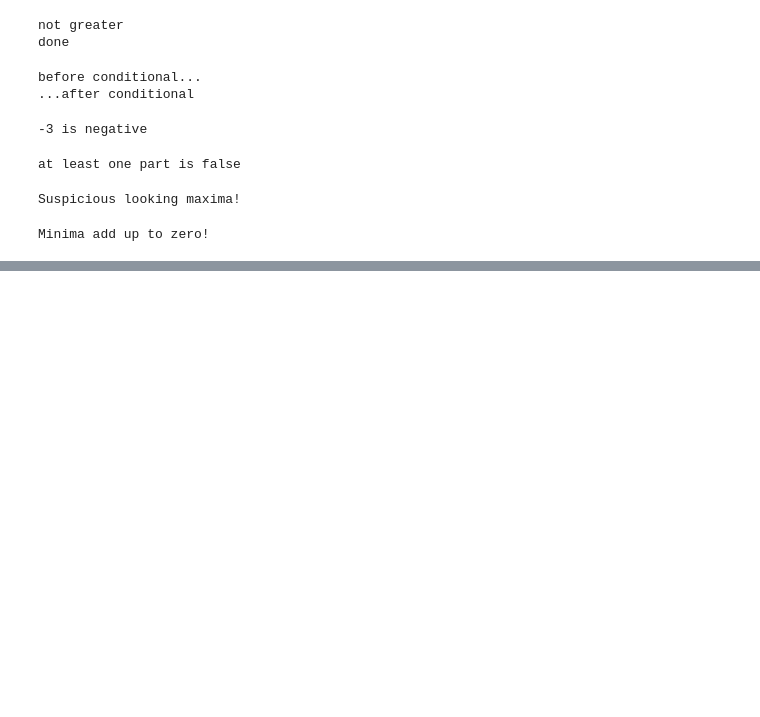
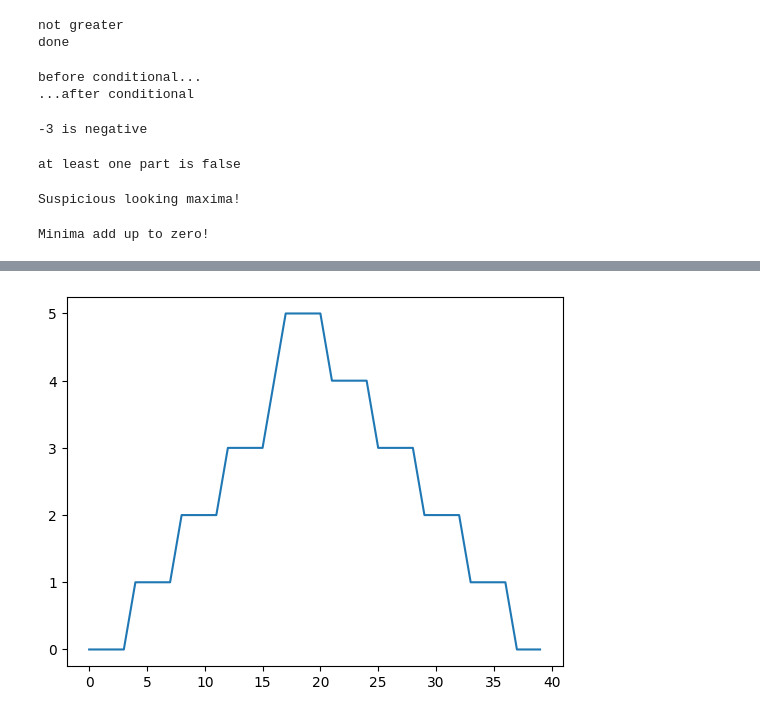
Before and after one commit to steinjm21/ColabInClass, a Jupyter notebook: day14inClass.ipynb, the cells around one changed output, grey strips where cells are left out. Cells and saved outputs as stored; diff of their text form; code cells hidden in the pictures; blank space fills up the shorter version.

```diff
--- a/day14inClass.ipynb
+++ b/day14inClass.ipynb
@@ -351,0 +376,5 @@ Minima add up to zero!
+# %%
+min_plot = matplotlib.pyplot.plot(numpy.amin(data, axis=0))
+matplotlib.pyplot.show()
+# %% [output]
+[figure, added]
```
Also changed, not shown: parts of 11 cells of this notebook.
